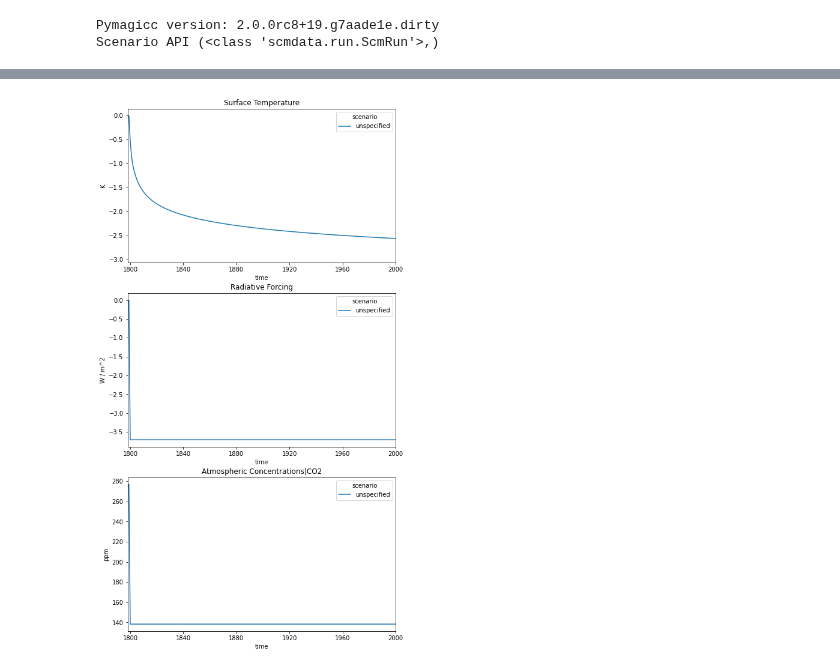
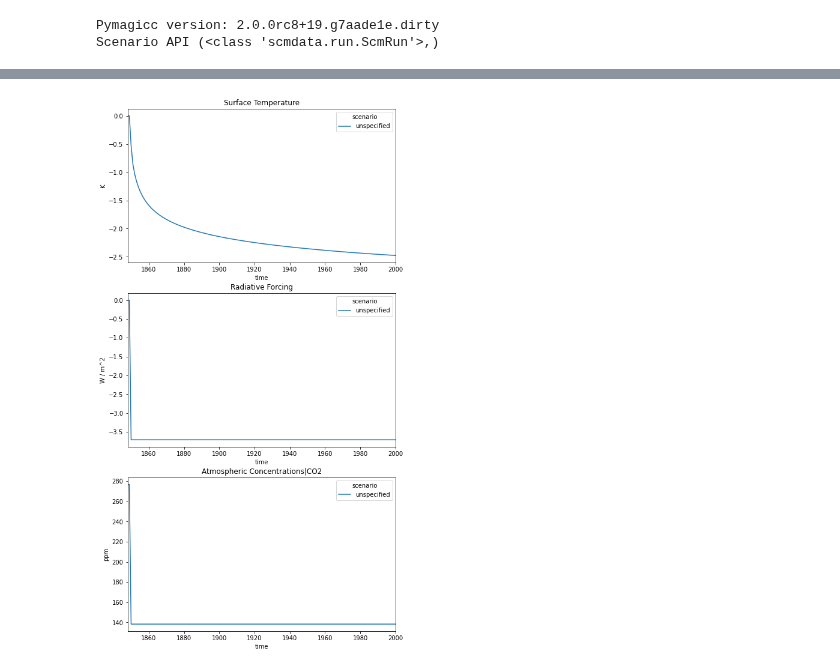
Before and after one commit to hsbay/cdrmex, a Jupyter notebook: abrupt0p5xCO2-ex.ipynb, the cells around one changed output, grey strips where cells are left out. Cells and saved outputs as stored; diff of their text form; code cells hidden in the pictures.

```diff
--- a/abrupt0p5xCO2-ex.ipynb
+++ b/abrupt0p5xCO2-ex.ipynb
@@ -32,6 +32,12 @@ pyam - INFO: Running in a notebook, setting `pyam` logging level to `logging.INF
 Pymagicc version: 2.0.0rc8+19.g7aade1e.dirty
 Scenario API (<class 'scmdata.run.ScmRun'>,)
 # %%
+graphstart = 1848
+graphend = 2000
+CDR_DIR = "CDRRUN"
+co2_conc_filename = "ABRUPT0P5XCO2_CO2_CONC.IN"
+pymgc_hm = "pymagicc_1.3.2"
+
 # Turn off emissions caculations by forcing emissions
 # to switch on post experiment. Climate sensitivity
 # can be tuned to emulate ESMs.
@@ -46,8 +52,8 @@ magcfg = {
     'co2_tempfeedback_switch': 1,
     'rf_total_runmodus':"CO2",
     'rf_total_constantafteryr': 5000,
-    'startyear' : 1720,
-    'endyear': 2620,
+    'startyear' : graphstart,
+    'endyear': graphend,
     'core_climatesensitivity' : 3,
     'out_inverseemis': 1,
 }
@@ -55,6 +61,3 @@ magcfg = {
 vars = ["Surface Temperature",
         "Radiative Forcing",
         "Atmospheric Concentrations|CO2"]
-
-graphstart = 1798
-graphend = 2000
@@ -105,17 +111,14 @@ abtests.timeseries()
 # %%
 with MAGICC6() as magicc:
-    co2_conc_filename = "ABRUPT0P5XCO2_CO2_CONC.IN"
-    abtests.write(join(CDR_DIR, co2_conc_filename), magicc.version)
-    tests = magicc.run(
-        file_co2_conc=co2_conc_filename, **magcfg)
+    tests = magicc.run(file_co2_conc = co2_conc_filename, **magcfg)
     res = meanbln(co2_conc_filename, tests, **magcfg)
 
 fig, axes = plt.subplots((len(vars)), 1, figsize=(8, 16))
 for n, var in enumerate(vars):
     res.filter(variable=var,region='World').lineplot(hue="scenario", ax=axes[n])
     ylab = res.filter(variable=var)["unit"].iloc[[0]].all()
     axes[n].set_ylabel(ylab)
     axes[n].set_title(var)
     axes[n].set_xlim(x)
 # %% [output]
-[figure, old version]
+[figure, new version]
```
Also changed, not shown: parts of 4 cells of this notebook, 1 other file.
